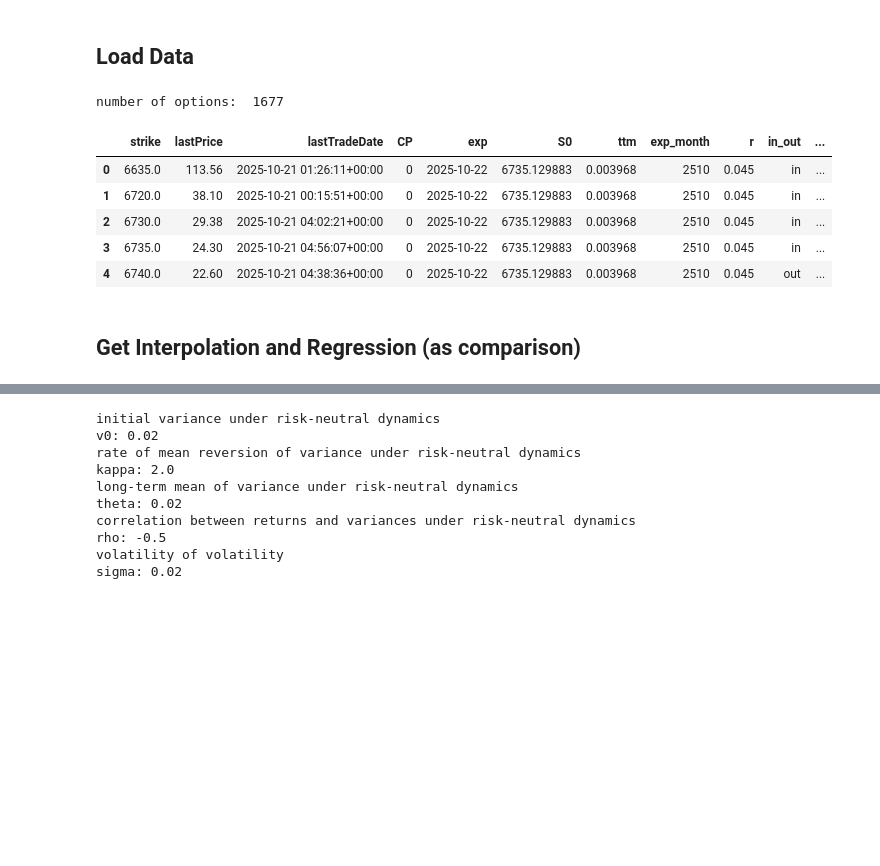
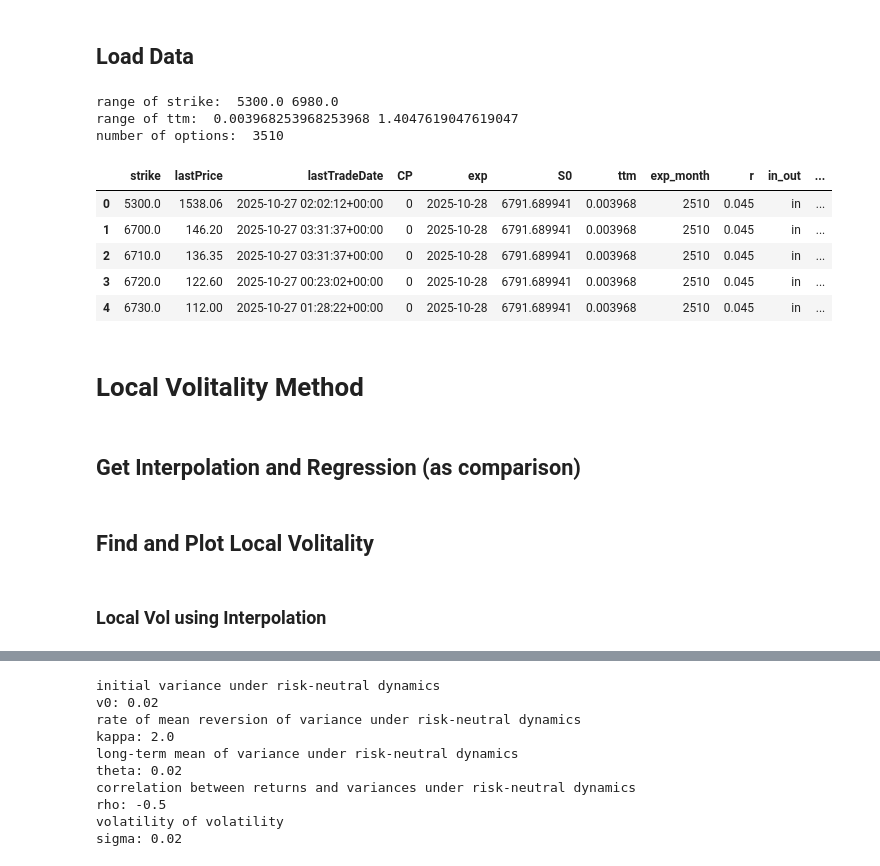
Before and after one commit to StevenYang23/MonteCarloOptionPricing, a Jupyter notebook: main.ipynb, the cells around one changed output, grey strips where cells are left out. Cells and saved outputs as stored; diff of their text form; code cells hidden in the pictures; blank space fills up the shorter version.

```diff
--- a/main.ipynb
+++ b/main.ipynb
@@ -20,23 +20,44 @@ from dupire import get_local_vol_surface
 # %%
 spx = yf.Ticker("^SPX")
 r = 0.045
-Today = "2025-10-21"
+import datetime
+
+# Get today's date
+today = datetime.date.today()
+if today.weekday() == 5:  # Saturday
+    Today = (today - datetime.timedelta(days=1)).isoformat()
+elif today.weekday() == 6:  # Sunday
+    Today = (today - datetime.timedelta(days=2)).isoformat()
+else:
+    Today = today.isoformat()
+
+
 calls,option = get_data(Ticker = spx, r = r, Today = Today)
+print("range of strike: ",calls["strike"].min(),calls["strike"].max())
+print("range of ttm: ",calls["ttm"].min(),calls["ttm"].max())
 print("number of options: ",calls.size)
 calls.head()
 # %% [output]
-number of options:  1677
+range of strike:  5300.0 6980.0
+range of ttm:  0.003968253968253968 1.4047619047619047
+number of options:  3510
 |  | strike | lastPrice | lastTradeDate | CP | exp | S0 | ttm | exp_month | r | in_out | ... |
-| 0 | 6635.0 | 113.56 | 2025-10-21 01:26:11+00:00 | 0 | 2025-10-22 | 6735.129883 | 0.003968 | 2510 | 0.045 | in | ... |
-| 1 | 6720.0 | 38.10 | 2025-10-21 00:15:51+00:00 | 0 | 2025-10-22 | 6735.129883 | 0.003968 | 2510 | 0.045 | in | ... |
-| 2 | 6730.0 | 29.38 | 2025-10-21 04:02:21+00:00 | 0 | 2025-10-22 | 6735.129883 | 0.003968 | 2510 | 0.045 | in | ... |
-| 3 | 6735.0 | 24.30 | 2025-10-21 04:56:07+00:00 | 0 | 2025-10-22 | 6735.129883 | 0.003968 | 2510 | 0.045 | in | ... |
-| 4 | 6740.0 | 22.60 | 2025-10-21 04:38:36+00:00 | 0 | 2025-10-22 | 6735.129883 | 0.003968 | 2510 | 0.045 | out | ... |
+| 0 | 5300.0 | 1538.06 | 2025-10-27 02:02:12+00:00 | 0 | 2025-10-28 | 6791.689941 | 0.003968 | 2510 | 0.045 | in | ... |
+| 1 | 6700.0 | 146.20 | 2025-10-27 03:31:37+00:00 | 0 | 2025-10-28 | 6791.689941 | 0.003968 | 2510 | 0.045 | in | ... |
+| 2 | 6710.0 | 136.35 | 2025-10-27 03:31:37+00:00 | 0 | 2025-10-28 | 6791.689941 | 0.003968 | 2510 | 0.045 | in | ... |
+| 3 | 6720.0 | 122.60 | 2025-10-27 00:23:02+00:00 | 0 | 2025-10-28 | 6791.689941 | 0.003968 | 2510 | 0.045 | in | ... |
+| 4 | 6730.0 | 112.00 | 2025-10-27 01:28:22+00:00 | 0 | 2025-10-28 | 6791.689941 | 0.003968 | 2510 | 0.045 | in | ... |
+# %% [markdown]
+# Local Volitality Method
 # %% [markdown]
 ## Get Interpolation and Regression (as comparison)
 # %%
 interp,regres = get_interp(calls)
 plot_two_interp(interp,regres,calls)
+# %% [markdown]
+## Find and Plot Local Volitality
+# %% [markdown]
+### Local Vol using Interpolation
 # %%
 impvol_interp = interp
 params = [calls["S0"].iloc[0],calls["r"].iloc[0],impvol_interp]
```
Also changed, not shown: parts of 13 cells of this notebook, 6 other files.
